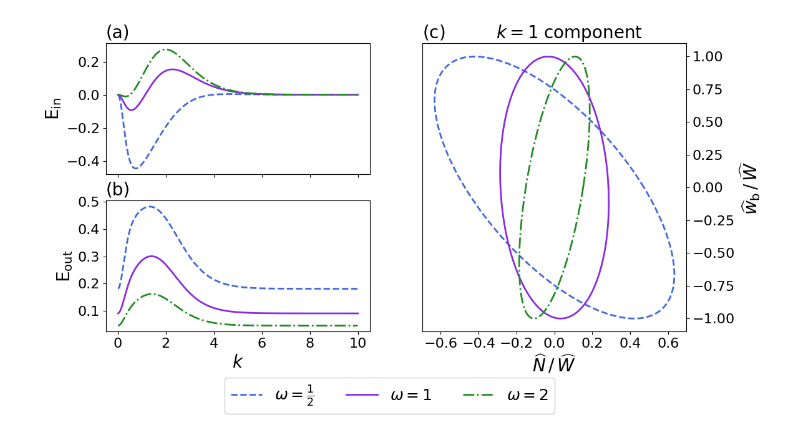
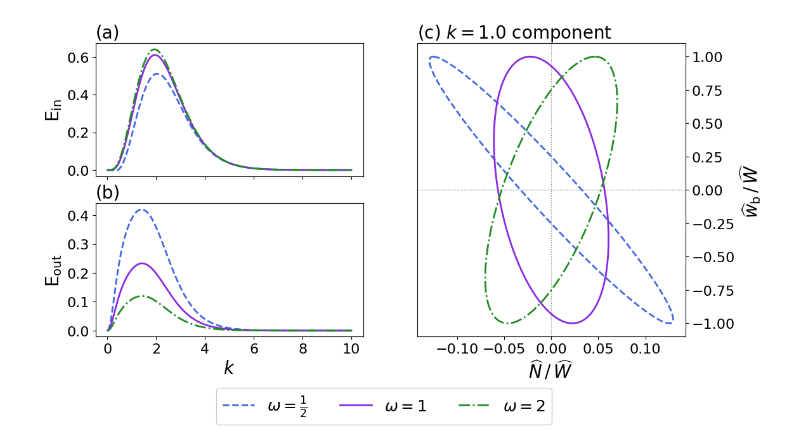
Before and after one commit to agstub/lake-pressures, a Jupyter notebook: notebooks/1_Function-plots.ipynb, the cells around one changed output. Cells and saved outputs as stored; diff of their text form; code cells hidden in the pictures.

```diff
--- a/notebooks/1_Function-plots.ipynb
+++ b/notebooks/1_Function-plots.ipynb
@@ -100,66 +101,83 @@ def Ec(k,omega,lamda,beta0):
 # %%
-Es_0 = Es(k,0.5,1,beta0)
-Ec_0 = Ec(k,0.5,1,beta0)
+# set some example parameters and compute components of sinusoidal oscillations
+beta0 = 1
+lamda = 0.5
+Es_0 = Es(k,0.5,lamda,beta0)
+Ec_0 = Ec(k,0.5,lamda,beta0)
 
-Es_1 = Es(k,1,1,beta0)
-Ec_1 = Ec(k,1,1,beta0)
+Es_1 = Es(k,1,lamda,beta0)
+Ec_1 = Ec(k,1,lamda,beta0)
 
-Es_2 = Es(k,2,1,beta0)
-Ec_2 = Ec(k,2,1,beta0)
+Es_2 = Es(k,2,lamda,beta0)
+Ec_2 = Ec(k,2,lamda,beta0)
+H = 2000
+sigma = (10*1000.0/H)/3.0
 # %%
 plt.figure(figsize=(12,6))
-plt.subplot(221)
-plt.title(r'(a)',fontsize=20,loc='left')
+plt.subplot(223)
+plt.title(r'(b)',fontsize=20,loc='left')
 plt.plot(k,Es_0,color='royalblue',linewidth=2,linestyle='--')
 plt.plot(k,Es_1,color='blueviolet',linewidth=2,linestyle='-')
 plt.plot(k,Es_2,color='forestgreen',linewidth=2,linestyle='-.')
+# plt.gca().yaxis.tick_right()
+# plt.gca().yaxis.set_label_position("right")
+plt.xticks(fontsize=16)
+plt.ylabel(r'$\mathsf{E}_\mathrm{out}$',fontsize=20)
+plt.xlabel(r'$k$',fontsize=20)
+# plt.yticks([0.0,0.1,0.2],fontsize=16)
+plt.yticks(fontsize=16)
 
+plt.subplot(221)
+plt.title(r'(a)',fontsize=20,loc='left')
+plt.plot(k,Ec_0,color='royalblue',linewidth=2,linestyle='--',label=r'$\omega=\frac{1}{2}$')
+plt.plot(k,Ec_1,color='blueviolet',linewidth=2,linestyle='-',label=r'$\omega=1$')
+plt.plot(k,Ec_2,color='forestgreen',linewidth=2,linestyle='-.',label=r'$\omega=2$')
+# plt.yticks([-0.1,0.0,0.1,0.2],fontsize=16)
 plt.yticks(fontsize=16)
 plt.xticks(fontsize=16)
 plt.ylabel(r'$\mathsf{E}_\mathrm{in}$',fontsize=20)
+# plt.xlabel(r'$k$',fontsize=20)
 plt.gca().xaxis.set_ticklabels([])
 
-plt.subplot(223)
-plt.title(r'(b)',fontsize=20,loc='left')
-plt.plot(k,Ec_0,color='royalblue',linewidth=2,linestyle='--',label=r'$\omega=\frac{1}{2}$')
-plt.plot(k,Ec_1,color='blueviolet',linewidth=2,linestyle='-',label=r'$\omega=1$')
-plt.plot(k,Ec_2,color='forestgreen',linewidth=2,linestyle='-.',label=r'$\omega=2$')
-plt.yticks(fontsize=16)
-plt.xticks(fontsize=16)
-plt.ylabel(r'$\mathsf{E}_\mathrm{out}$',fontsize=20)
-plt.xlabel(r'$k$',fontsize=20)
+plt.subplot(122)
+k_ex = 1
+W0 = np.sqrt(np.pi)*sigma
+W1 = np.sqrt(np.pi)*sigma * np.exp(-(sigma**2)*(k_ex**2)/4.)
+dW = W0/W1
+# print(dW) # check this value
 
-
-plt.subplot(122)
-plt.title(r'(c)$\quad\qquad k=1$ component',fontsize=20,loc='left')
-omega=1
+plt.title(r'(c)'+r' $k=$'+'{:.1f}'.format(k_ex)+' component',fontsize=20,loc='left')
 linestyles = ['--','-','-.']
 colors = ['royalblue','blueviolet','forestgreen']
 labels= [r'$\omega=\frac{1}{2}$',r'$\omega=1$',r'$\omega=2$']
+plt.axvline(x=0,color='k',linestyle=':',linewidth=1,alpha=0.5)
+plt.axhline(y=0,color='k',linestyle=':',linewidth=1,alpha=0.5)
 j=0
 for omega in [0.5,1,2]:
     t = np.linspace(0,2*np.pi/omega,2000)
-    S = np.sin(omega*t)
-    Es_ = Es(k,omega,1,beta0)
-    Ec_ = Ec(k,omega,1,beta0)
-
-    l0 = np.argmin(np.abs(k-1))
+    C = np.cos(omega*t)
+    Es_ = Es(k,omega,2,beta0)
+    Ec_ = Ec(k,omega,2,beta0)
+    ell = 10
+    mean = dW*jv(1,k*ell)*(2*delta/omega)/(k*ell)
+    l0 = np.argmin(np.abs(k-k_ex))
 
     for l in [l0]:
-        E = np.sin(omega*t) * Es_[l] +  np.cos(omega*t) * Ec_[l]
-        plt.plot(E.flatten(),S.flatten(),linestyle=linestyles[j],color=colors[j],linewidth=2,label=labels[j])
+        E = np.sin(omega*t) * (delta/omega-Es_[l]-mean[l]) +  np.cos(omega*t) * Ec_[l]
+        plt.plot(E.flatten(),C.flatten(),linestyle=linestyles[j],color=colors[j],linewidth=2,label=labels[j])
     j+=1
-
-plt.legend(fontsize=18,loc=(-0.75,-0.285),framealpha=1,ncol=3)
+# plt.annotate(xy=(-0.297,0.94),text=r'$k=$'+'{:.1f}'.format(k_ex),fontsize=20, bbox=dict(facecolor='none', edgecolor='black', boxstyle='round'))
+# plt.xlim(-0.1,0.1)
+plt.legend(fontsize=18,loc=(-0.75,-0.3),framealpha=1,ncol=3)
 plt.gca().yaxis.set_label_position("right")
 plt.gca().yaxis.tick_right()
 plt.yticks(fontsize=16)
-plt.xticks(fontsize=16)
 plt.ylabel(r'$\widehat{w}_\mathrm{b}\,/\,\widehat{W}$',fontsize=20)
 plt.xlabel(r'$\widehat{N}\,/\,\widehat{W}$',fontsize=20)
-# plt.tight_layout()
-plt.savefig('fig0',bbox_inches='tight')
+# plt.xticks([-0.1,-0.05,0.0,0.05,0.1],fontsize=16)
+plt.xticks(fontsize=16)
+plt.savefig('fig4',bbox_inches='tight')
 plt.show()
 plt.close()
 # %% [output]
-[figure, old version]
+[figure, new version]
```
Also changed, not shown: parts of 6 cells of this notebook, 21 other files.
